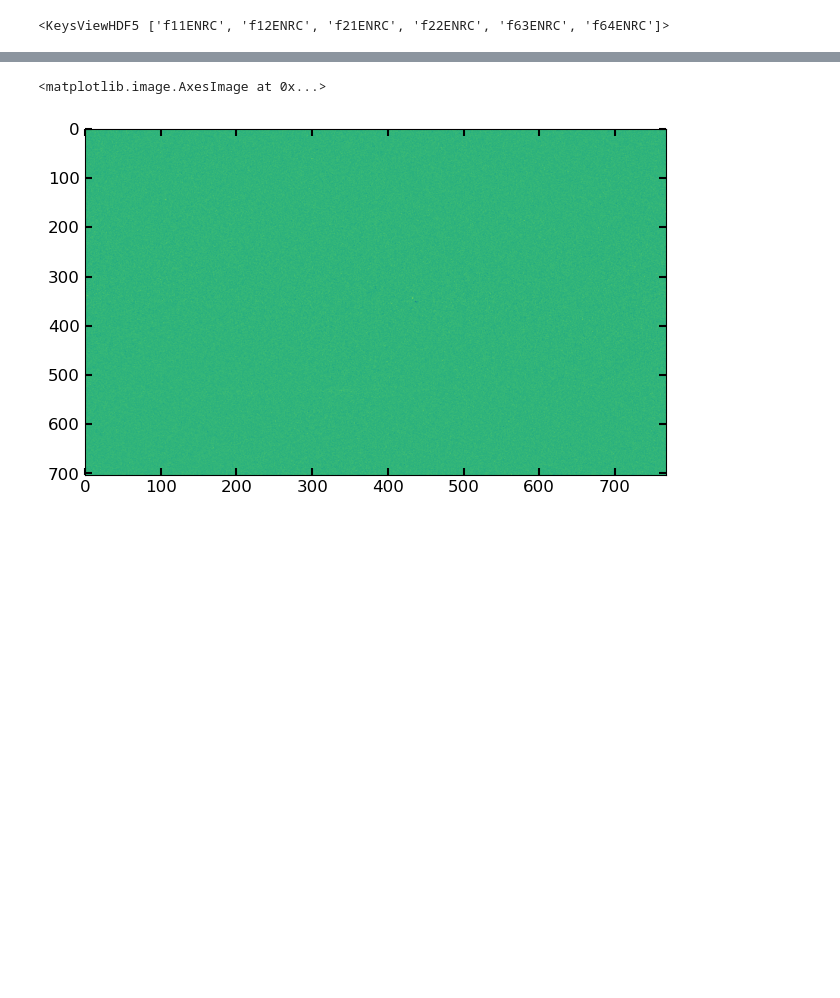
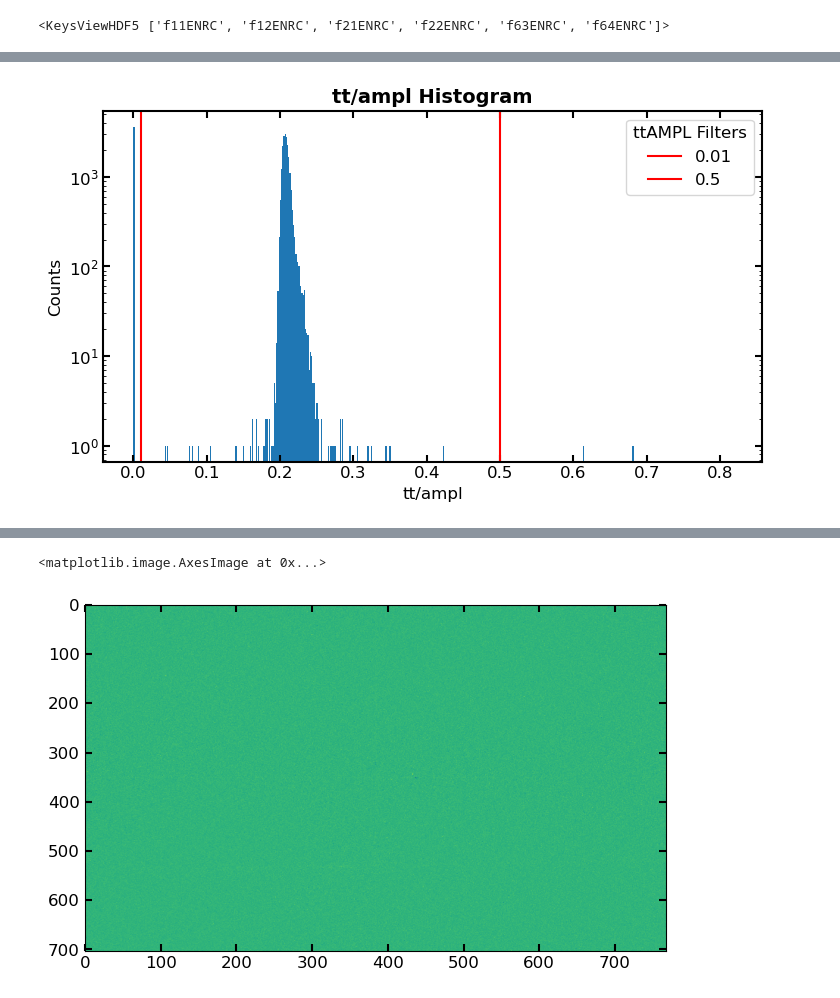
Before and after one commit to lg345/XSpect, a Jupyter notebook: diagnostics.ipynb, the cells around one changed output, grey strips where cells are left out. Cells and saved outputs as stored; diff of their text form; code cells hidden in the pictures; blank space fills up the shorter version.

```diff
--- a/diagnostics.ipynb
+++ b/diagnostics.ipynb
@@ -185,0 +222,6 @@ plt.legend()
+# %%
+tt_thres = [0.01, 0.5]
+
+d.ttAMPL_histogram(tt_thres)
+# %% [output]
+[figure, added]
```
Also changed, not shown: parts of 56 cells of this notebook, 2 other files.
